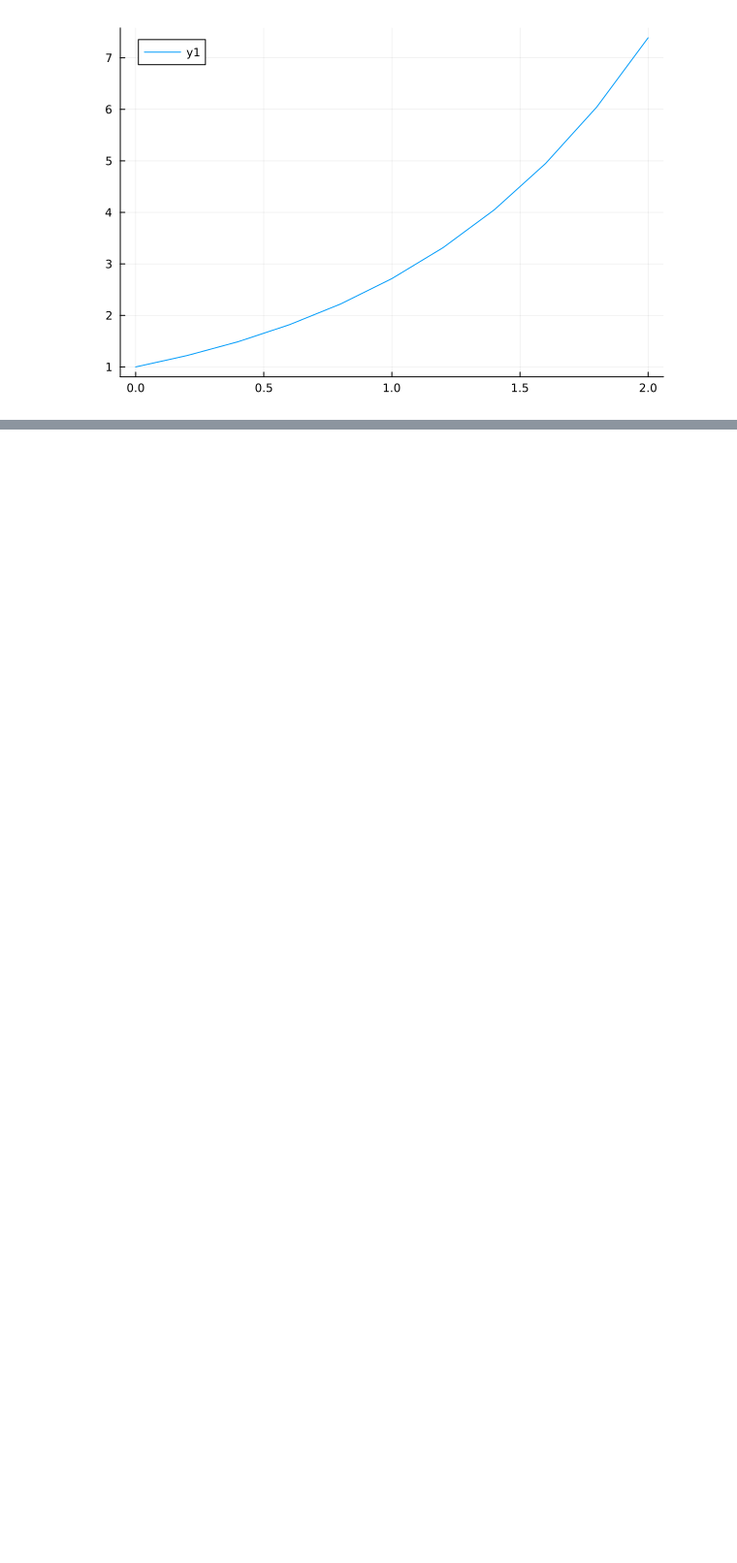
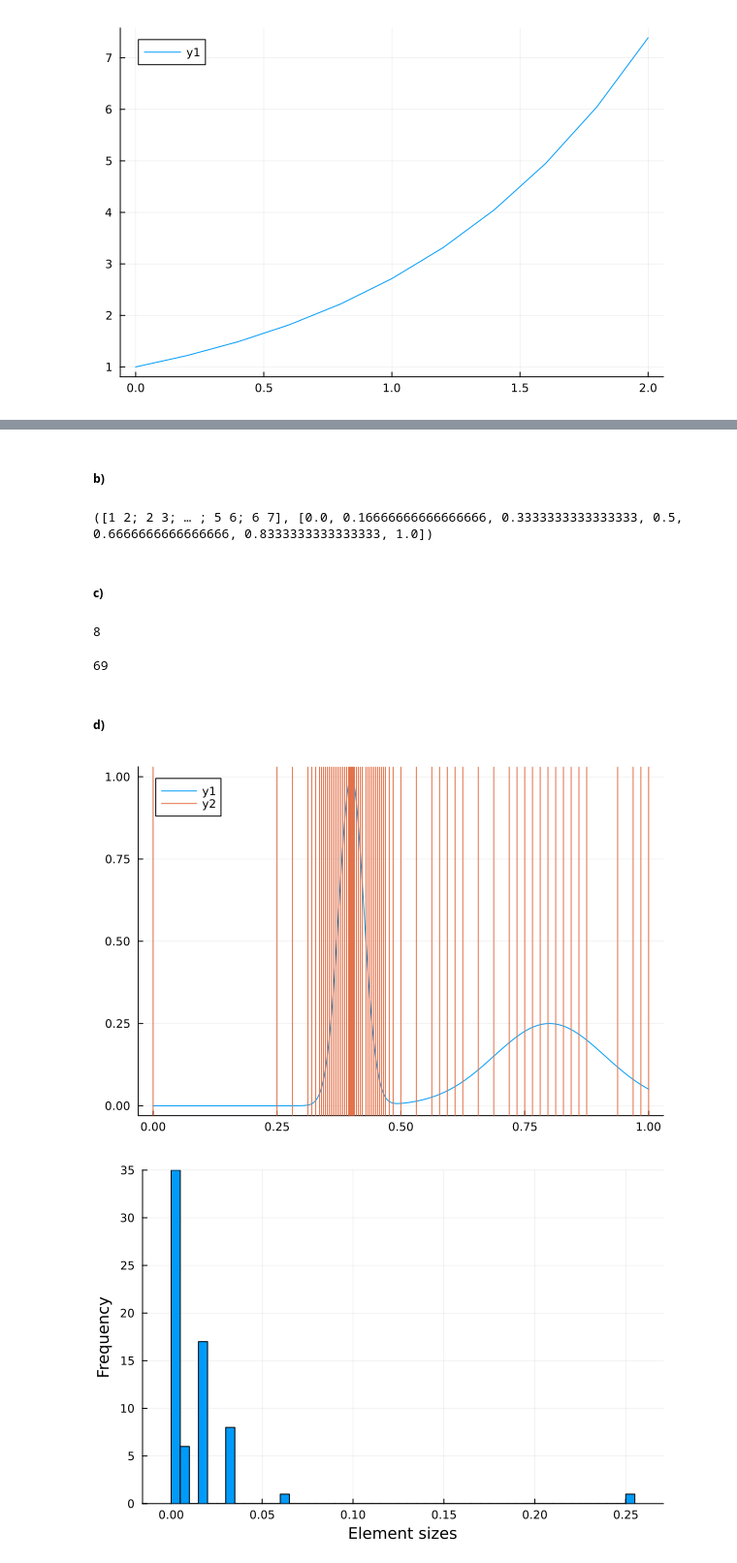
Before and after one commit to jkbch/FEM, a Jupyter notebook: orangutan.ipynb, the cells around one changed output, grey strips where cells are left out. Shown at 97% size. Cells and saved outputs as stored; diff of their text form; code cells hidden in the pictures; blank space fills up the shorter version.

```diff
--- a/orangutan.ipynb
+++ b/orangutan.ipynb
@@ -99,0 +233,71 @@ plot(hs ,max_errors, xscale=:log10, yscale=:log10)
+# %% [markdown]
+##### b)
+# %%
+function refine_marked(EToVcoarse::Matrix{Int64}, xcoarse::Vector{Float64}, idxMarked::Vector{Int64})::Tuple{Matrix{Int64}, Vector{Float64}}
+    M, N = size(EToVcoarse)
+    K = length(idxMarked)
+
+    EToVfine = zeros((M + K, N))
+    xfine = zeros(length(xcoarse) + K)
+
+    i = 1
+    for j in 1:M
+        xfine[j+i-1] = xcoarse[j]
+        EToVfine[j+i-1, :] = [j+i-1, j+i]
+
+        if i <= length(idxMarked) && idxMarked[i] == j
+            xfine[j+i] = (xcoarse[j+1] + xcoarse[j])/2
+            EToVfine[j+i, :] = [j+i, j+i+1]
+            i += 1
+        end
+    end
+
+    xfine[end] = xcoarse[end]
+
+    return EToVfine, xfine
+end
+
+idxMarked = [1,2,3]
+refine_marked(EToV, VX, idxMarked)
+# %% [output]
+([1 2; 2 3; … ; 5 6; 6 7], [0.0, 0.16666666666666666, 0.3333333333333333, 0.5, 0.6666666666666666, 0.8333333333333333, 1.0])
+# %% [markdown]
+##### c)
+# %%
+count = 0
+M = 3
+VX = collect(range(0,1,M))
+EToV = hcat(1:M-1,2:M)
+errors = compute_error_decrease(u_analytical,VX,EToV)
+idxMarked = findall(errors .>= 1.0e-4)
+mean_errors = [mean(errors)]
+DOFs = [length(VX)]
+while !isempty(idxMarked)
+    EToV,VX = refine_marked(EToV,VX,idxMarked)
+    errors = compute_error_decrease(u_analytical,VX,EToV)
+    idxMarked = findall(errors .>= 1.0e-4)
+    push!(mean_errors,mean(errors))
+    push!(DOFs,length(VX))
+    count += 1
+end
+
+display(count)
+display(length(VX))
+# %% [output]
+8
+69
+# %% [markdown]
+##### d)
+# %%
+x = collect(range(0, 1, 10000))
+p = plot(x, u_analytical.(x))
+vline!(VX)
+display(p)
+
+hs = VX[2:end] - VX[1:end-1]
+display(histogram(hs, bins=100, xlabel="Element sizes", ylabel="Frequency", legend=false))
+
+display(plot(DOFs,mean_errors,xscale=:log10,yscale=:log10))
+# %% [output]
+[figure, added]
+[figure, added]
```
Also changed, not shown: parts of 16 cells of this notebook.
